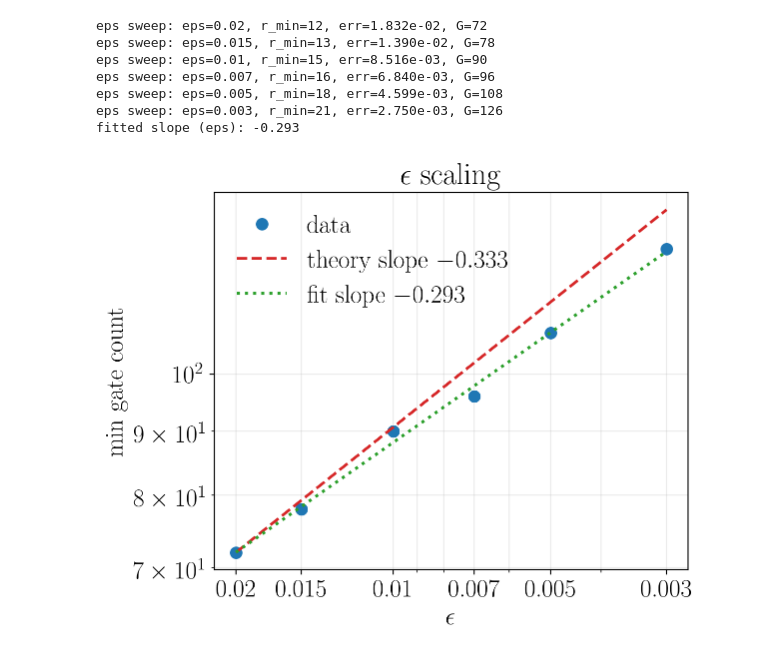
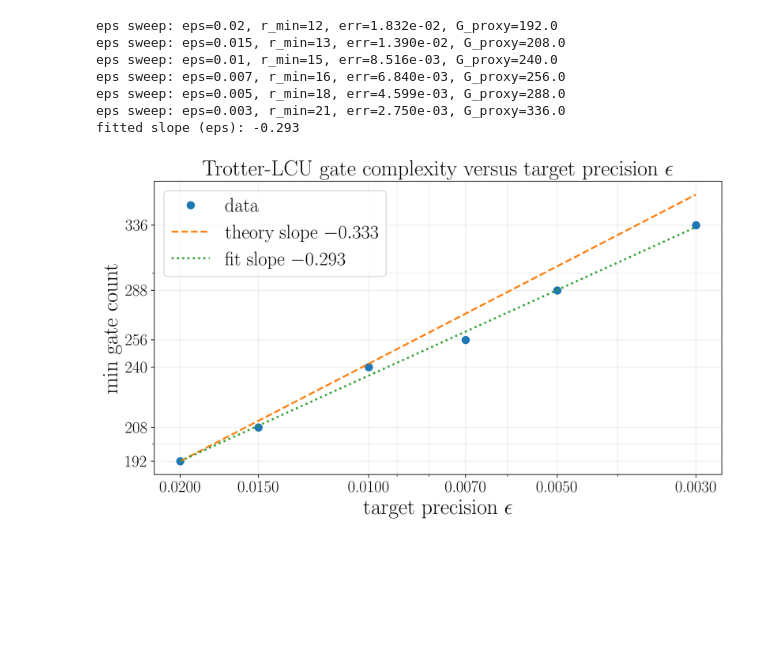
Before and after one commit to Qubit-Fernand/NCC-Trotter-Compensation, a Jupyter notebook: plot_original_scaling.ipynb, the cells around one changed output. Cells and saved outputs as stored; diff of their text form; code cells hidden in the pictures; blank space fills up the shorter version.

```diff
--- a/plot_original_scaling.ipynb
+++ b/plot_original_scaling.ipynb
@@ -164,12 +188,14 @@ caches = {n: build_system_cache(n) for n in sorted(set(n_values + [fixed_n_for_t
 n_gate = []
 for n in n_values:
     r_min, err = find_min_segments(caches[n], fixed_t_for_n, fixed_eps_for_n)
-    n_gate.append(n * r_min)
-    print(f"N sweep: N={n}, r_min={r_min}, err={err:.3e}, G={n*r_min}")
+    n_gate.append(gate_proxy(n, r_min))
+    print(f"N sweep: N={n}, r_min={r_min}, err={err:.3e}, G_proxy={gate_proxy(n, r_min):.1f}")
 
-fig, ax = plt.subplots(figsize=(6.4, 5.2))
-slope_n = plot_panel(ax, n_values, n_gate, 5 / 3, r"$N$", r"$N$ scaling")
+fig, ax = plt.subplots(figsize=(10, 6))
+slope_n = plot_panel(ax, n_values, n_gate, 5 / 3, r"qubit number $N$", r"Trotter-LCU gate complexity versus qubit number $N$")
 fig.tight_layout()
+if SAVE_PDF:
+    fig.savefig(FIG_DIR / "plot_original_scaling_n.pdf", bbox_inches="tight")
 print(f"fitted slope (N): {slope_n:.3f}")
 plt.show()
 # %% [output]
@@ -182,12 +212,14 @@ fitted slope (N): 1.506
 t_gate = []
 for t_total in t_values:
     r_min, err = find_min_segments(caches[fixed_n_for_t], t_total, fixed_eps_for_t)
-    t_gate.append(fixed_n_for_t * r_min)
-    print(f"T sweep: T={t_total}, r_min={r_min}, err={err:.3e}, G={fixed_n_for_t*r_min}")
+    t_gate.append(gate_proxy(fixed_n_for_t, r_min))
+    print(f"T sweep: T={t_total}, r_min={r_min}, err={err:.3e}, G_proxy={gate_proxy(fixed_n_for_t, r_min):.1f}")
 
-fig, ax = plt.subplots(figsize=(6.4, 5.2))
-slope_t = plot_panel(ax, t_values, t_gate, 4 / 3, r"$T$", r"$T$ scaling")
+fig, ax = plt.subplots(figsize=(10, 6))
+slope_t = plot_panel(ax, t_values, t_gate, 4 / 3, r"evolution time $T$", r"Trotter-LCU gate complexity versus evolution time $T$")
 fig.tight_layout()
+if SAVE_PDF:
+    fig.savefig(FIG_DIR / "plot_original_scaling_t.pdf", bbox_inches="tight")
 print(f"fitted slope (T): {slope_t:.3f}")
 plt.show()
 # %% [output]
@@ -202,21 +234,24 @@ fitted slope (T): 1.289
 # %%
 eps_gate = []
 for eps in eps_values:
     r_min, err = find_min_segments(caches[fixed_n_for_eps], fixed_t_for_eps, eps)
-    eps_gate.append(fixed_n_for_eps * r_min)
-    print(f"eps sweep: eps={eps}, r_min={r_min}, err={err:.3e}, G={fixed_n_for_eps*r_min}")
+    eps_gate.append(gate_proxy(fixed_n_for_eps, r_min))
+    print(f"eps sweep: eps={eps}, r_min={r_min}, err={err:.3e}, G_proxy={gate_proxy(fixed_n_for_eps, r_min):.1f}")
 
-fig, ax = plt.subplots(figsize=(6.4, 5.2))
-slope_eps = plot_panel(ax, eps_values, eps_gate, -1 / 3, r"$\epsilon$", r"$\epsilon$ scaling", invert_x=True)
+fig, ax = plt.subplots(figsize=(10, 6))
+precision_tick_labels = [f"{val:.4f}" for val in eps_values]
+slope_eps = plot_panel(ax, eps_values, eps_gate, -1 / 3, r"target precision $\epsilon$", r"Trotter-LCU gate complexity versus target precision $\epsilon$", invert_x=True, x_tick_labels=precision_tick_labels)
 fig.tight_layout()
+if SAVE_PDF:
+    fig.savefig(FIG_DIR / "plot_original_scaling_eps.pdf", bbox_inches="tight")
 print(f"fitted slope (eps): {slope_eps:.3f}")
 plt.show()
 # %% [output]
-eps sweep: eps=0.02, r_min=12, err=1.832e-02, G=72
-eps sweep: eps=0.015, r_min=13, err=1.390e-02, G=78
-eps sweep: eps=0.01, r_min=15, err=8.516e-03, G=90
-eps sweep: eps=0.007, r_min=16, err=6.840e-03, G=96
-eps sweep: eps=0.005, r_min=18, err=4.599e-03, G=108
-eps sweep: eps=0.003, r_min=21, err=2.750e-03, G=126
+eps sweep: eps=0.02, r_min=12, err=1.832e-02, G_proxy=192.0
+eps sweep: eps=0.015, r_min=13, err=1.390e-02, G_proxy=208.0
+eps sweep: eps=0.01, r_min=15, err=8.516e-03, G_proxy=240.0
+eps sweep: eps=0.007, r_min=16, err=6.840e-03, G_proxy=256.0
+eps sweep: eps=0.005, r_min=18, err=4.599e-03, G_proxy=288.0
+eps sweep: eps=0.003, r_min=21, err=2.750e-03, G_proxy=336.0
 fitted slope (eps): -0.293
-[figure, old version]
+[figure, new version]
```
Also changed, not shown: parts of 4 cells of this notebook, 2 other files.
